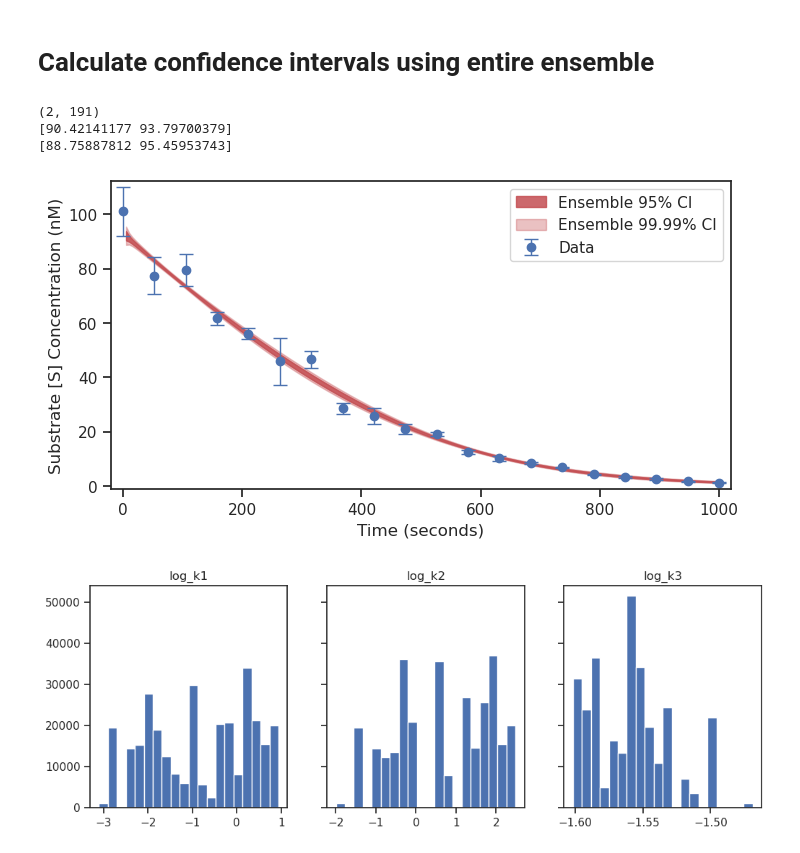
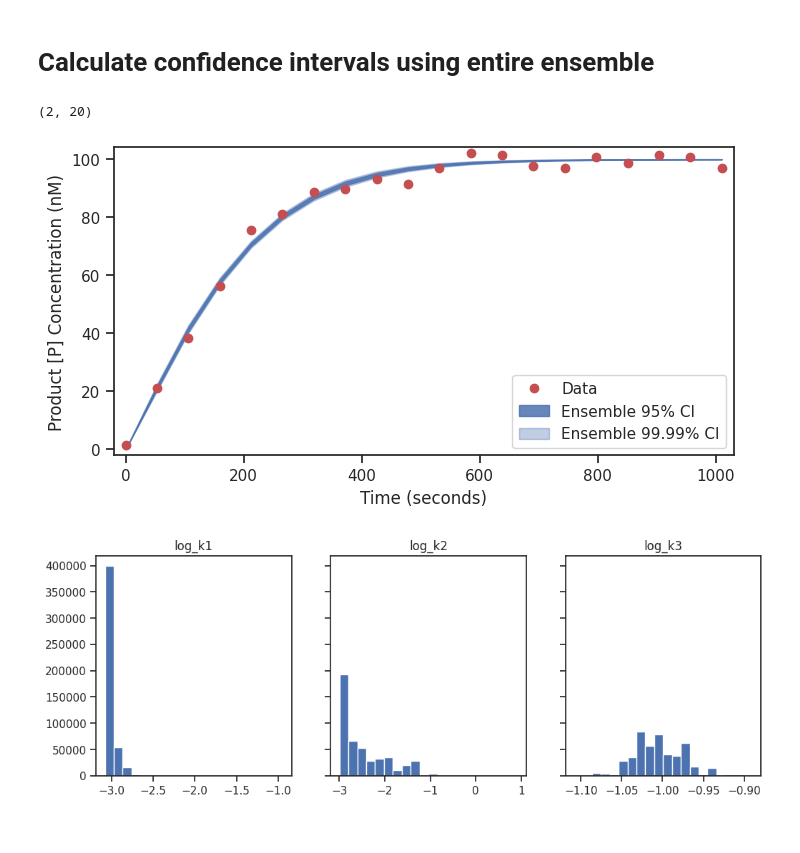
Before and after one commit to LarkinIt/ModelCalibrationExamples, a Jupyter notebook: Michaelis-Menten/mm_example.ipynb, the cells around one changed output. Drawn from its saved outputs; the diff is of its cells as text; code cells hidden in the pictures.

```diff
--- a/Michaelis-Menten/mm_example.ipynb
+++ b/Michaelis-Menten/mm_example.ipynb
@@ -72,29 +117,24 @@ rr["init([S2])"] = float(init_conds[1]) # change initial enzyme concentration
 # %% [markdown]
 ### Define helper functions that change model parameters and simulate model
 # %%
-# determine output time points for model based on data time points
-step = (len(data_ts)-1)*10
-duration = 1000.0
-
 def change_and_run(new_params):
-    rr.reset()
+    rr.resetAll()
     for name,val in zip(PARAMS, new_params):
-        #print(name, "PRE-CHANGE IN MODEL: ",  rr[name])
         rr[name] = val
         rr.reset() # This forces assignment rules in the SBML model to be re-evaluated
         #print(name, val, rr[name])
     try:
-        res = rr.simulate(0, duration, steps=step)
+        res = rr.simulate(0, DURATION, N_PTS)
         #print(res)
     except:
         res = []
-    return res
+    return np.asarray(res)
 
 rr.resetAll()
-plt.figure(figsize=(10,4))
-orig_traj = rr.simulate(0, duration, steps=step)
+plt.figure(figsize=(8,4), dpi=100)
+orig_traj = rr.simulate(0, DURATION, N_PTS*100)
 orig_ts = orig_traj[:, 0]
-#print(orig_ts)
+
 orig_specs = np.transpose(orig_traj[:, 1:])
 for cur_label, cur_traj, cur_c in zip(SPECIES, orig_specs, SPECIES_COLORS):
     plt.plot(orig_ts, cur_traj, c=cur_c, label="Pre-parameter change %s"%cur_label, linestyle="--")
@@ -202,6 +246,6 @@ store.write_result(bnd_result, 'mm_test.hdf5', overwrite=True, optimize=False, p
 # %%
 results_fn = "mm_test.hdf5"
-result = store.read_result(results_fn, problem=True, optimize=False, sample=True)
+result = store.read_result(results_fn, problem=True, optimize=True, sample=True)
 # %% [output]
 WARNING: You are loading a problem.
 This problem is not to be used without a separately created objective.
@@ -261,10 +334,9 @@ ensemble.check_identifiability()
 # %%
-# simple wrapper to calculate predict substrate trajectory given candidate parameter set
+# simple wrapper to calculate predict product trajectory given candidate parameter set
 def predict(params):
     res = change_and_run(params)
-    guess_ts = res[:, 0]
-    guess_s = res[:, 1]
-    return guess_s
+    guess_p = res[:, -1]
+    return guess_p
 
 trajs = [predict(x) for x in np.transpose(ensemble.x_vectors)]
 # %%
@@ -287,27 +359,24 @@ print(intervals.shape)
 ci2 = 0.9999
 intervals2 = np.array(st.norm.interval(alpha=ci2, loc=np.mean(trajs, axis=0), scale=np.std(trajs, axis=0)))
 
-print(intervals[:, 1])
-print(intervals2[:, 1])
+intervals[:, 0] = [0,0]
+intervals2[:, 0] = [0,0]
 # %% [output]
-(2, 191)
-[90.42141177 93.79700379]
-[88.75887812 95.45953743]
+(2, 20)
 # %%
-sim_ts = np.linspace(0, duration, num=intervals.shape[1])
-
-plt.figure(figsize=(8,4))
+plt.figure(figsize=(8,4), dpi=100)
 
 # plot experimental data
-plt.errorbar(data_ts, data_means, yerr=data_stds, capsize=5, color="b", alpha=1.0, lw=0, marker="o", elinewidth=1, label='Data');
+plt.plot(ts_data, noisy_data, 'ro', label='Data')
+
 # plot ensemble predictions
-plt.fill_between(sim_ts, intervals[0, :], intervals[1, :], alpha=0.85, color='r', label="Ensemble {pct:n}% CI".format(pct=ci*100))
-plt.fill_between(sim_ts, intervals2[0, :], intervals2[1, :], alpha=0.35, color='r', label="Ensemble {pct:n}% CI".format(pct=ci2*100))
+plt.fill_between(ts_data, intervals[0, :], intervals[1, :], alpha=0.85, color='b', label="Ensemble {pct:n}% CI".format(pct=ci*100))
+plt.fill_between(ts_data, intervals2[0, :], intervals2[1, :], alpha=0.35, color='b', label="Ensemble {pct:n}% CI".format(pct=ci2*100))
 
-plt.xlabel("Time (seconds)"); plt.ylabel("Substrate [S] Concentration (nM)");
+plt.xlabel("Time (seconds)"); plt.ylabel("Product [P] Concentration (nM)");
 plt.margins(x=0.02, y=0.02); plt.legend();
 # %% [output]
-[figure, old version]
+[figure, new version]
 # %%
 samps = ensemble.x_vectors
 f, (ax1, ax2, ax3) = plt.subplots(1, 3, figsize=(12,4), sharey=True)
@@ -316,7 +385,7 @@ ax1.hist(samps[0, :], bins=20); ax1.set_title(PARAMS[0]);
 ax2.hist(samps[1, :], bins=20); ax2.set_title(PARAMS[1]);
 ax3.hist(samps[2, :], bins=20); ax3.set_title(PARAMS[2]);
 # %% [output]
-[figure, old version]
+[figure, new version]
 # %%
 plt.figure(figsize=(8,5), dpi=100)
 plt.plot(samps[0, :], samps[1, :], 'bo', markersize=4, markeredgecolor='k', markeredgewidth=0.2);
```
Also changed, not shown: parts of 27 cells of this notebook, 4 other files.
